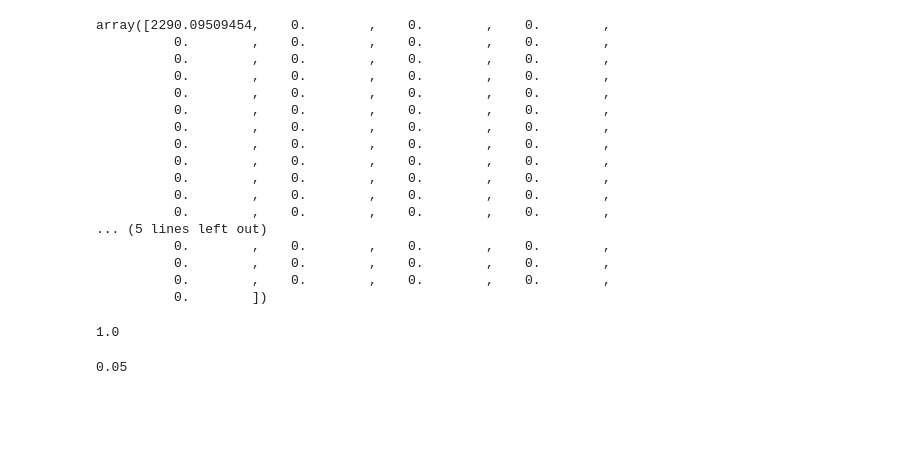
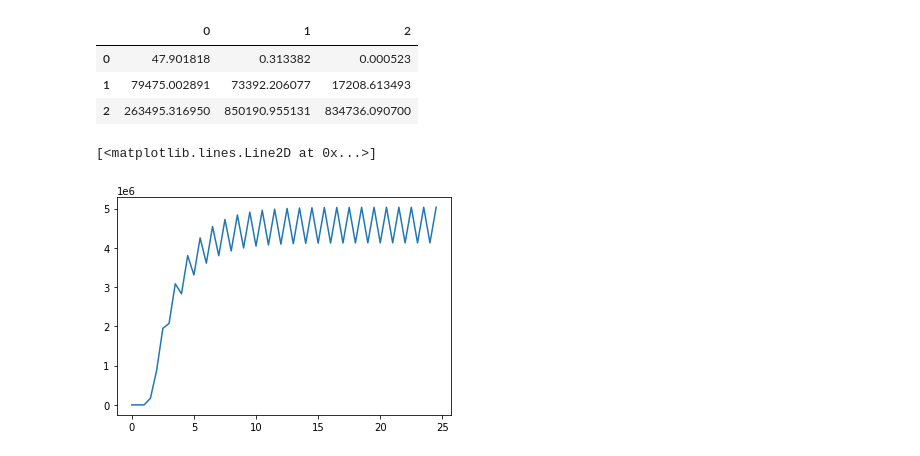
Before and after one commit to Sakib1418/Corteva, a Jupyter notebook: herbicide_model.ipynb, the cells around one changed output. Cells and saved outputs as stored; diff of their text form; code cells hidden in the pictures; blank space fills up the shorter version.

```diff
--- a/herbicide_model.ipynb
+++ b/herbicide_model.ipynb
@@ -581,11 +581,12 @@ Population.lowerBank[0,:] = Params.General.LowerSeedBank
 nYears = int(Params.General.nYears)
 nCohorts = int(Params.General.nCohorts)
 
-nYears = 1
+nYears = 25
 nCohorts = 2
 
 def variable(y,c,a):
-    print((y,c,a))
+    printe = " year : "+ str(y)+" cohort : "+str(c)+" round : "+str(a)
+    print(printe)
 
 a  = 0
 var_print = np.zeros((50,81))
@@ -730,6 +731,8 @@ for y in range(nYears):
             else:
                 print("2-2 correct")
                 tempSeedBank = tempSeedBank + ungerminated
+        variable(y,c,a)
+        a += 1
 
     if y != nYears-1:
         fWint_upper = Params.Winter.uppersurvivalFraction[y][c]
@@ -741,16 +744,12 @@ for y in range(nYears):
         winter = extinction(winter_,fieldSize)
 
         Population.winter[y,:] = winter
-        Population.seedBank[y+1,:,1] = Population.seedBank[y+1,:,1] + winter
+        Population.seedBank[y+1,:,0] = Population.seedBank[y+1,:,0] + winter
         Population.lowerBank[y+1,:] = survival(Population.lowerBank[y,:],fWint_lower)
         Population.lowerBank[y+1,:] = extinction(Population.lowerBank[y+1,:],fieldSize)
 
     else:
         print('broken at 50')
         break
-
-    variable(y,c,a)
-
-    a += 1
 # %% [output]
 1-1 correct
@@ -758,47 +771,31 @@ for y in range(nYears):
 broken at 50
-# %%
-tempSeedBank
-# %% [output]
-array([2290.09509454,    0.        ,    0.        ,    0.        ,
-          0.        ,    0.        ,    0.        ,    0.        ,
-          0.        ,    0.        ,    0.        ,    0.        ,
-          0.        ,    0.        ,    0.        ,    0.        ,
-          0.        ,    0.        ,    0.        ,    0.        ,
-          0.        ,    0.        ,    0.        ,    0.        ,
-          0.        ,    0.        ,    0.        ,    0.        ,
-          0.        ,    0.        ,    0.        ,    0.        ,
-          0.        ,    0.        ,    0.        ,    0.        ,
-          0.        ,    0.        ,    0.        ,    0.        ,
-          0.        ,    0.        ,    0.        ,    0.        ,
-          0.        ,    0.        ,    0.        ,    0.        ,
-... (5 lines left out)
-          0.        ,    0.        ,    0.        ,    0.        ,
-          0.        ,    0.        ,    0.        ,    0.        ,
-          0.        ,    0.        ,    0.        ,    0.        ,
-          0.        ])
-# %%
-Params.Cultivation.survivalFraction[0,0]
-# %% [output]
-1.0
+# %%
+pd.DataFrame(Population.seedBank[:3,:3,1])
+# %% [output]
+|  | 0 | 1 | 2 |
+| 0 | 47.901818 | 0.313382 | 0.000523 |
+| 1 | 79475.002891 | 73392.206077 | 17208.613493 |
+| 2 | 263495.316950 | 850190.955131 | 834736.090700 |
 # %%
-# # nYears,nGeno,nCohorts = Population.seedBank.shape
-# N = nYears*nCohorts
+# nYears,nGeno,nCohorts = Population.seedBank.shape
+N = nYears*nCohorts
 
-# newPop = np.zeros((N,nGeno))
+newPop = np.zeros((N,nGeno))
 
-# k = 0
-# for y in range(nYears):
-#     for c in range(nCohorts):
-#         newPop[k,:] = Population.seedBank[y,:,c]
-#         k = k + 1
+k = 0
+for y in range(nYears):
+    for c in range(nCohorts):
+        newPop[k,:] = Population.seedBank[y,:,c]
+        k = k + 1
 
-# import matplotlib.pyplot as plt
-# time = np.arange(0,N)/nCohorts
-# pltPop = np.sum(newPop, axis=1)
+import matplotlib.pyplot as plt
+time = np.arange(0,N)/nCohorts
+pltPop = np.sum(newPop, axis=1)
 
-# plt.plot(time,pltPop)
+plt.plot(time,pltPop)
 # %% [output]
-0.05
+[<matplotlib.lines.Line2D at 0x...>]
+[figure, added]
 # %%
 #         Population.immSeed[y,:,c] = ImmSeed
 #         Population.ungerminated[y,:,c] = ungerminated
```
Also changed, not shown: parts of 1 cell of this notebook.
